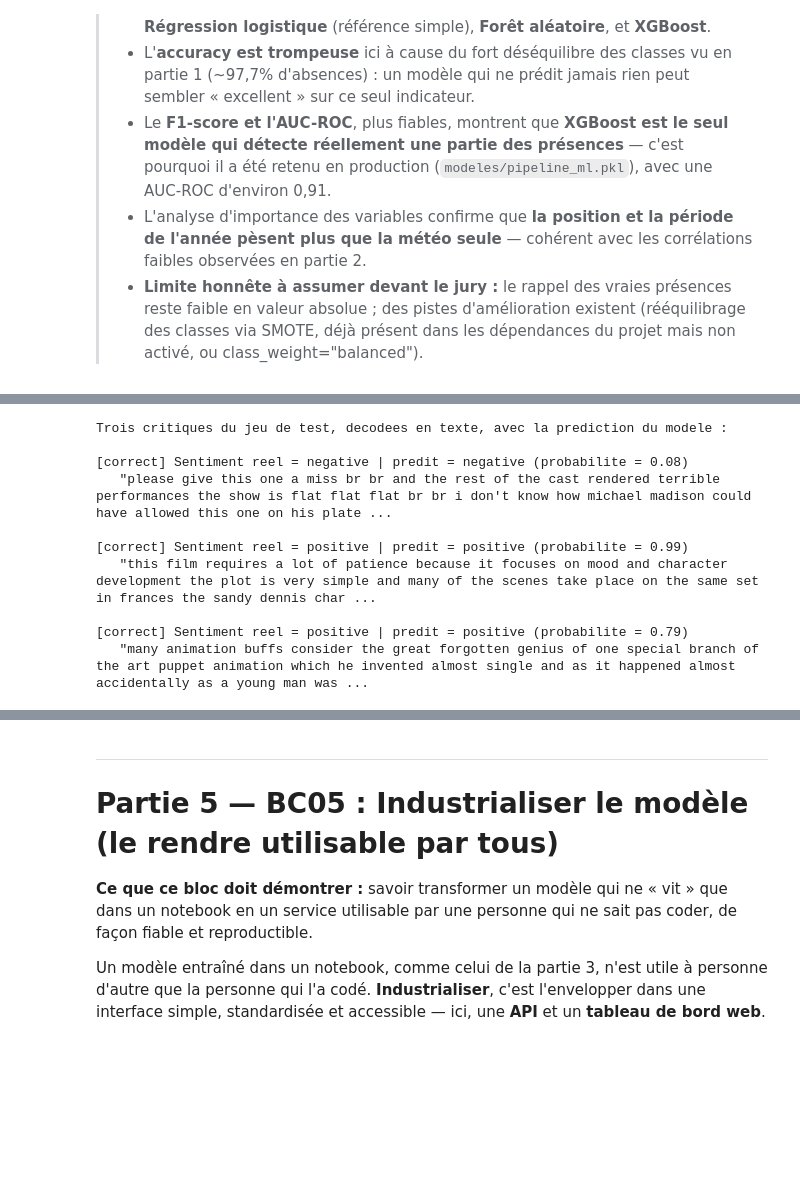
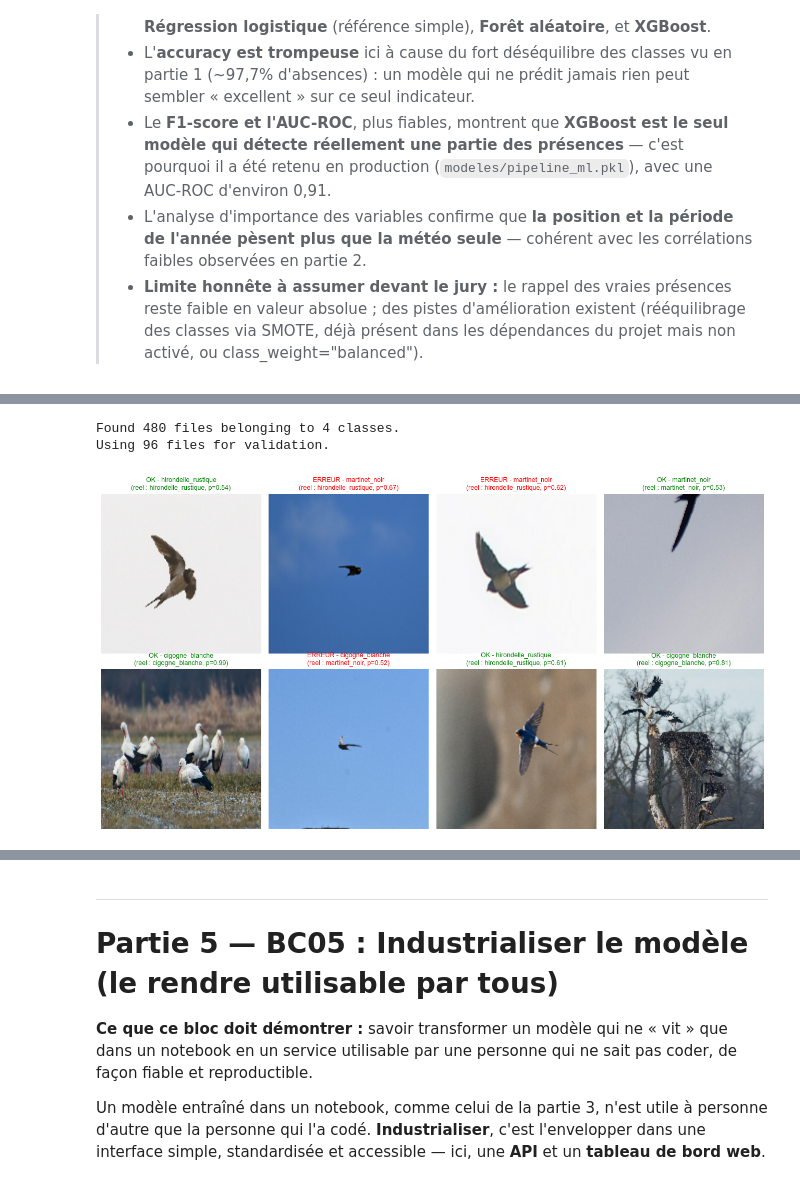
Before and after one commit to sofian-ras/projet_rncp, a Jupyter notebook: oiseaux_migrateurs_npdc/notebooks/Notebook_Soutenance_Oiseaux_Migrateurs.ipynb, the cells around one changed output, grey strips where cells are left out. Saved outputs shown, nothing was run; the diff lists cells and outputs as text; code cells hidden in the pictures; blank space fills up the shorter version.

```diff
--- a/oiseaux_migrateurs_npdc/notebooks/Notebook_Soutenance_Oiseaux_Migrateurs.ipynb
+++ b/oiseaux_migrateurs_npdc/notebooks/Notebook_Soutenance_Oiseaux_Migrateurs.ipynb
@@ -1111,24 +1098,21 @@ l'apprentissage se dérouler sous ses yeux.
 # %%
 import json
 
-chemin_modele_dl = RACINE / "modeles" / "deep_learning_sentiment.keras"
-chemin_metadata_dl = RACINE / "modeles" / "deep_learning_sentiment_metadata.json"
+chemin_modele_dl = RACINE / "modeles" / "deep_learning_oiseaux.keras"
+chemin_meta_dl = RACINE / "modeles" / "deep_learning_oiseaux_metadata.json"
 
 if not chemin_modele_dl.exists():
     print("Modele non trouve. Lancez d'abord : python blocs/bc04_deep_learning/run.py")
 else:
     from tensorflow import keras
-    from tensorflow.keras.datasets import imdb
-    from tensorflow.keras.preprocessing.sequence import pad_sequences
-    from commun.config import ParametresDL
 
     modele_dl = keras.models.load_model(chemin_modele_dl)
-    with open(chemin_metadata_dl, encoding="utf-8") as f:
-        metadata_dl = json.load(f)
+    with open(chemin_meta_dl, encoding="utf-8") as f:
+        meta_dl = json.load(f)
 
-    print("Metriques du modele (mesurees lors du dernier entrainement, voir blocs/bc04_deep_learning/run.py) :")
-    for cle, valeur in metadata_dl["metriques"].items():
+    print("Classes :", meta_dl["classes"])
+    print("Metriques (dernier entrainement, voir blocs/bc04_deep_learning/run.py) :")
+    for cle, valeur in meta_dl["metriques"].items():
         print(f"   {cle} : {valeur:.4f}")
-
     modele_dl.summary()
 # %% [output]
@@ -1159,37 +1157,36 @@ règle n'ait été programmée à la main.
 # %%
 if "modele_dl" not in globals():
-    print("Modèle Deep Learning absent sur cette machine : démonstration ignorée.")
-    print("Pour la générer : un environnement avec tensorflow, puis")
+    print("Modele Deep Learning absent : demonstration ignoree.")
+    print("Pour la generer : un environnement avec tensorflow, puis")
     print("  python blocs/bc04_deep_learning/run.py")
 else:
-    index_mots_dl = imdb.get_word_index()
-    index_mots_inverse = {valeur: cle for cle, valeur in index_mots_dl.items()}
+    import tensorflow as tf
+    from tensorflow import keras
 
-    def decoder_avis(sequence):
-        return " ".join(index_mots_inverse.get(i - 3, "?") for i in sequence if i > 2)
+    val_ds = keras.utils.image_dataset_from_directory(
+        RACINE / "donnees" / "images_oiseaux",
+        validation_split=0.2, subset="validation",
+        seed=42, image_size=(160, 160), batch_size=32,
+    )
+    noms = val_ds.class_names
+    images, labels = next(iter(val_ds))
+    proba = modele_dl.predict(images, verbose=0)
 
-    (_, _), (X_test_brut_dl, y_test_dl) = imdb.load_data(num_words=ParametresDL.NB_MOTS_VOCABULAIRE)
-    X_test_dl = pad_sequences(X_test_brut_dl[:200], maxlen=ParametresDL.LONGUEUR_SEQUENCE)
-    probabilites_dl = modele_dl.predict(X_test_dl, verbose=0).ravel()
-
-    print("Trois critiques du jeu de test, decodees en texte, avec la prediction du modele :\n")
-    for i in [0, 1, 2]:
-        reel = "positive" if y_test_dl[i] == 1 else "negative"
-        predite = "positive" if probabilites_dl[i] > 0.5 else "negative"
-        correct = "correct" if reel == predite else "ERREUR"
-        print(f"[{correct}] Sentiment reel = {reel:8s} | predit = {predite:8s} (probabilite = {probabilites_dl[i]:.2f})")
-        print(f'   "{decoder_avis(X_test_brut_dl[i])[:220]}..."\n')
+    plt.figure(figsize=(13, 7))
+    for k in range(min(8, len(images))):
+        plt.subplot(2, 4, k + 1)
+        plt.imshow(tf.cast(images[k], tf.uint8).numpy())
+        predit, reel = noms[proba[k].argmax()], noms[labels[k]]
+        ok = predit == reel
+        plt.title(f"{'OK' if ok else 'ERREUR'} - {predit}\n(reel : {reel}, p={proba[k].max():.2f})",
+                  color="green" if ok else "red", fontsize=9)
+        plt.axis("off")
+    plt.tight_layout()
+    plt.show()
 # %% [output]
-Trois critiques du jeu de test, decodees en texte, avec la prediction du modele :
-
-[correct] Sentiment reel = negative | predit = negative (probabilite = 0.08)
-   "please give this one a miss br br and the rest of the cast rendered terrible performances the show is flat flat flat br br i don't know how michael madison could have allowed this one on his plate ...
-
-[correct] Sentiment reel = positive | predit = positive (probabilite = 0.99)
-   "this film requires a lot of patience because it focuses on mood and character development the plot is very simple and many of the scenes take place on the same set in frances the sandy dennis char ...
-
-[correct] Sentiment reel = positive | predit = positive (probabilite = 0.79)
-   "many animation buffs consider the great forgotten genius of one special branch of the art puppet animation which he invented almost single and as it happened almost accidentally as a young man was ...
+Found 480 files belonging to 4 classes.
+Using 96 files for validation.
+[figure, added]
 # %% [markdown]
 > ### Ce qu'il faut retenir de la partie 4 (BC04)
 >
```
Also changed, not shown: parts of 16 cells of this notebook, 10 other files.
